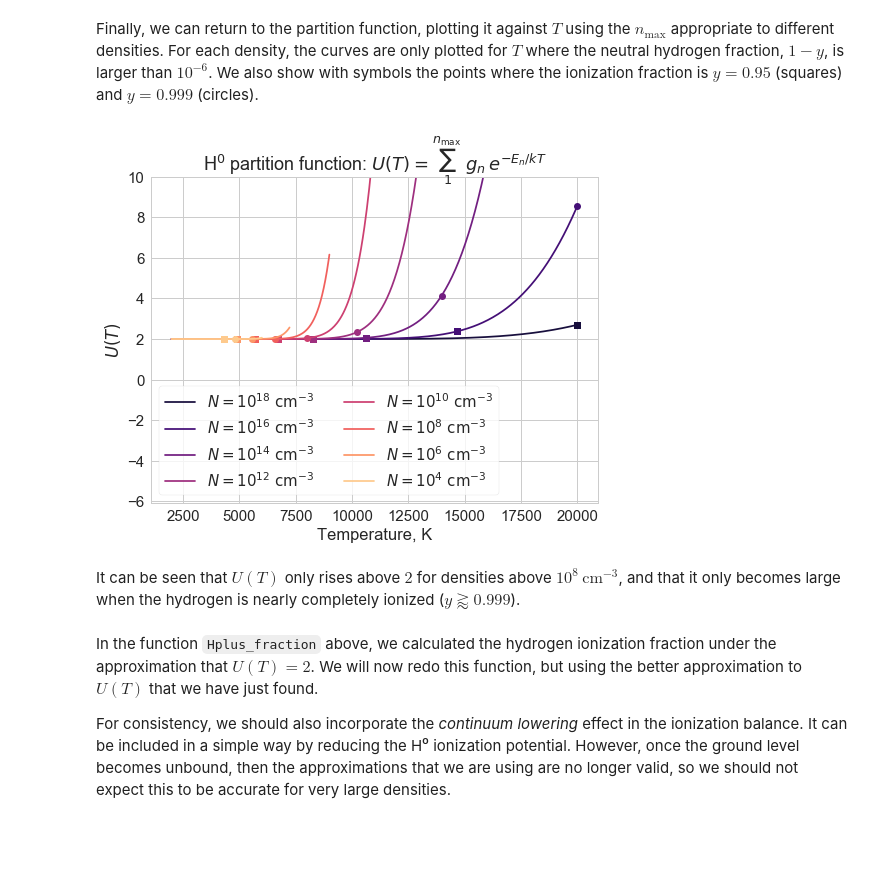
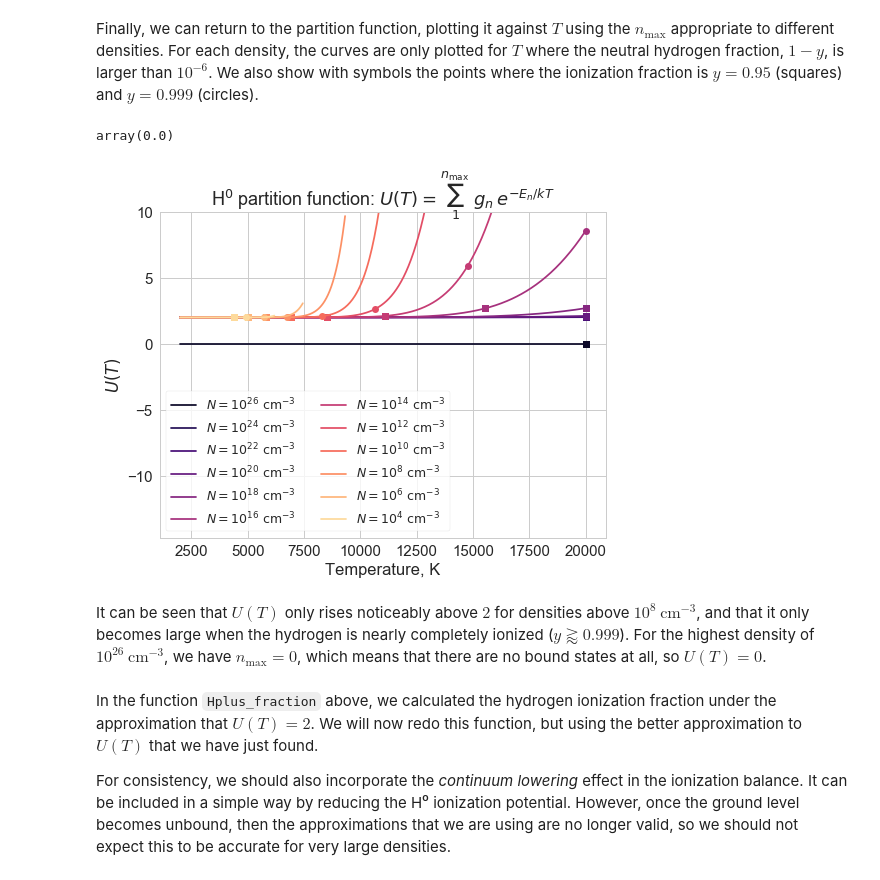
Before and after one commit to deprecated/lte-opacities, a Jupyter notebook: LTE Opacity.ipynb, the cells around one changed output. Saved outputs shown, nothing was run; the diff lists cells and outputs as text; code cells hidden in the pictures; blank space fills up the shorter version.

```diff
--- a/LTE Opacity.ipynb
+++ b/LTE Opacity.ipynb
@@ -55,0 +64,3 @@ First define the $T$-dependent function $\Phi_j = 4.8293744908\times 10^{15} \le
+# %%
+saha_C = 2*(2*np.pi*m_e*k_B / (h**2))**1.5
+saha_C.cgs
@@ -56,11 +77,13 @@ First define the $T$-dependent function $\Phi_j = 4.8293744908\times 10^{15} \le
 # %%
-def Saha_Phi(T, Eion=1.0*RYDBERG, Ui=2.0, Un=2.0):
+SAHA_CONSTANT = saha_C.cgs.value
+
+def Saha_Phi(T, Eion=1.0*RYDBERG, Ui=1.0, Un=2.0):
     """
     Función Phi(T) = (Ni Ne / Nn) de Saha
     para energía de ionización Eion,
     y con funciones de partición Ui y Un
     """
-    return 4.8293744908e15 * (Ui/Un) * T**1.5 * np.exp(-Eion/(BOLTZMANN*T))
+    return SAHA_CONSTANT * (Ui/Un) * T**1.5 * np.exp(-Eion/(BOLTZMANN*T))
 # %% [markdown]
 Test the function for some typical temperatures.
 # %%
@@ -113,7 +136,7 @@ def Hminus_fraction(Hden, T):
     Calcular fracción del ión negativo de hidrógeno
     """
     y = Hplus_fraction(Hden, T)
-    return y * (1. - y) * Hden/Saha_Phi(T, Eion=HMINUS_EION, Un=1.0)
+    return y * (1. - y) * Hden/Saha_Phi(T, Eion=HMINUS_EION, Ui=2.0, Un=1.0)
 # %% [markdown]
 ### Table and graphs of the ion fractions
 
@@ -212,9 +235,10 @@ U(T) = \sum_1^{n_\mathrm{max}}\ g_n\ e^{-E_n/k T}
 $$
 We can calculate this by re-using the `H0_level_population` function:
 # %%
+@np.vectorize
 def H0_partition_function(T, nmax):
-  U = 0.0
-  for n in range(1, nmax+1):
+  U = np.zeros_like(T)
+  for n in range(1, int(nmax)+1):
     U += H0_level_population(n, T, U=1.0)
   return U
 # %% [markdown]
@@ -257,28 +285,33 @@ Table(data=[
 | 1e+26 | 0 |
 # %% [markdown]
 Finally, we can return to the partition function, plotting it against $T$ using the $n_\mathrm{max}$ appropriate to different densities. For each density, the curves are only plotted for $T$ where the neutral hydrogen fraction, $1 - y$, is larger than $10^{-6}$.  We also show with symbols the points where the ionization fraction is $y = 0.95$ (squares) and $y = 0.999$ (circles).
+# %%
+np.zeros_like(0.0)
+# %% [output]
+array(0.0)
 # %%
 fig, ax = plt.subplots(1, 1)
+colors = sns.color_palette('magma_r', n_colors=len(Ns))
 for Hden, c in zip(Ns.value[::-1], colors[::-1]):
   nmax = int(nmax_pressure_ionization(Hden))
   Ugrid = H0_partition_function(Tgrid, nmax=nmax)
   mask = 1.0 - Hplus_fraction(Hden, Tgrid) > 1.e-6
   ax.plot(Tgrid[mask], Ugrid[mask], color=c,
          label=r'$N = 10^{{{}}}\ \mathrm{{cm}}^{{-3}}$'.format(int(np.log10(Hden))))
   for y, sym in [0.95, 's'], [0.999, 'o']:
     i0 = np.argmin(np.abs(Hplus_fraction(Hden, Tgrid) - y))
     ax.plot(Tgrid[i0], Ugrid[i0], sym, color=c)
 ax.set_ylim(None, 10.)
 frame = ax.legend(loc='lower left', ncol=2, **legend_box_params).get_frame()
 frame.set_facecolor('white')
 sigmatext = r'$U(T) = \sum_1^{n_\mathrm{max}}\ g_n\, e^{-E_n/k T}$'
 ax.set_title('H$^0$ partition function: ' + sigmatext)
 ax.set_xlabel('Temperature, K')
 ax.set_ylabel(r'$U(T)$');
 # %% [output]
-[figure, old version]
+[figure, new version]
 # %% [markdown]
-It can be seen that $U(T)$ only rises above $2$ for densities above $10^8\ \mathrm{cm}^{-3}$, and that it only becomes large when the hydrogen is nearly completely ionized ($y \gtrapprox 0.999$).
+It can be seen that $U(T)$ only rises noticeably above $2$ for densities above $10^8\ \mathrm{cm}^{-3}$, and that it only becomes large when the hydrogen is nearly completely ionized ($y \gtrapprox 0.999$).  For the highest density of $10^{26}\ \mathrm{cm}^{-3}$, we have $n_\mathrm{max} = 0$, which means that there are no bound states at all, so $U(T) = 0$.
 # %% [markdown]
 In the function `Hplus_fraction` above, we calculated the hydrogen ionization fraction under the approximation that $U(T) = 2$.  We will now redo this function, but using the better approximation to $U(T)$ that we have just found.
 
```
Also changed, not shown: parts of 70 cells of this notebook, 15 other files.
